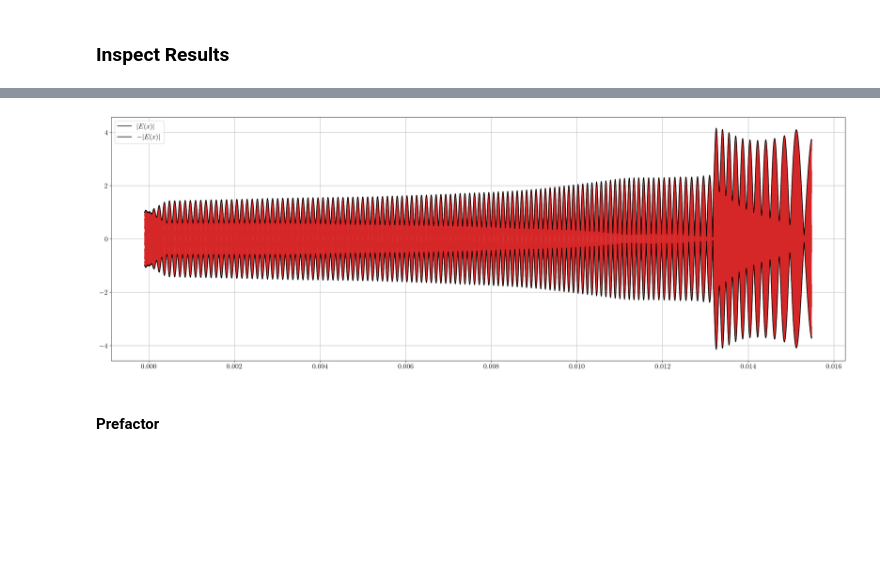
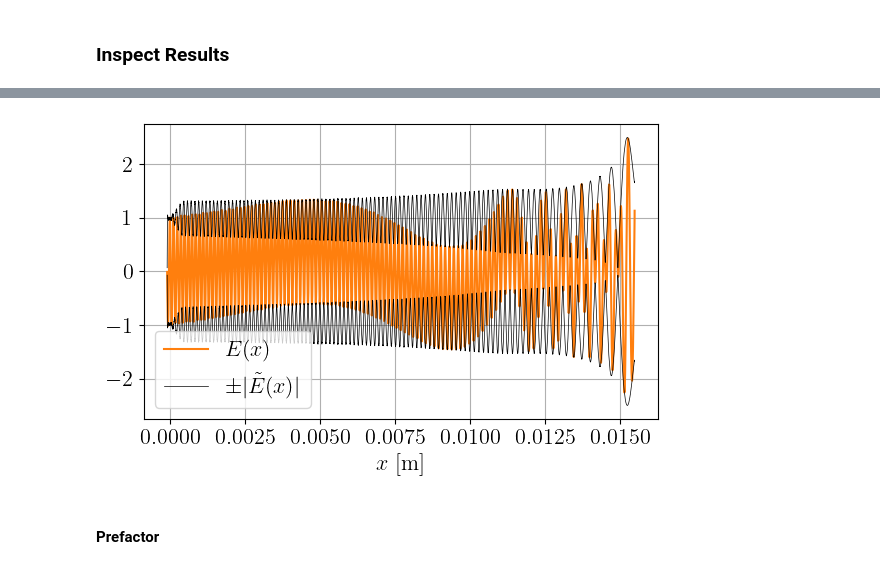
Before and after one commit to runehoejlund/plasma-ray-tracer, a Jupyter notebook: MGO/mgo_ex_X_EBW_at_UH.ipynb, the cells around one changed output, grey strips where cells are left out. Drawn from its saved outputs; the diff is of its cells as text; code cells hidden in the pictures; blank space fills up the shorter version.

```diff
--- a/MGO/mgo_ex_X_EBW_at_UH.ipynb
+++ b/MGO/mgo_ex_X_EBW_at_UH.ipynb
@@ -23,6 +21,8 @@ rcParams.update({
 rcParams['axes.titlepad'] = 20
 # %% [markdown]
 ### Dispersion Relation
+# %%
+plot_name = 'const_T'
 # %%
 # Define Warm Plasma Dispersion Relation
 import torch
@@ -54,8 +54,8 @@ def omega_c(x: ('scalar')):
 
 @torch_func
 def T_e(x: ('scalar')):
-    # return T0
-    return T0*(1 - x/L_Te)
+    return T0
+    # return T0*(1 - x/L_Te)
 
 @torch_func
 def n_e(x: ('scalar')):
@@ -264,0 +267,15 @@ plt.grid()
+# %%
+plt.figure(figsize=(6, 4))
+N_phases = 1
+for i in range(N_phases):
+    plt.plot(xi, np.real(np.exp(1j*i*2*np.pi/N_phases)*field(xi)), '-', color='tab:orange', label='$E(x)$')
+
+# plt.plot(xi, np.abs(field(xi)), 'k-', label=r'$|E(x)|$', linewidth=0.5)
+# plt.plot(xi, -np.abs(field(xi)), 'k-', label=r'$-|E(x)|$', linewidth=0.5)
+plt.xlabel(r'$x$ [$\mathrm{m}$]')
+plt.legend()
+plt.grid()
+plt.tight_layout()
+plt.savefig('./plots/MGO_warm_field_' + plot_name + '.pdf')
+plt.savefig('./plots/MGO_warm_field_' + plot_name + '.png', dpi=600)
+plt.show()
@@ -265,15 +284,20 @@ plt.grid()
 # %%
-plt.figure(figsize=(30, 10))
-N_phases = 10
+plt.figure(figsize=(6, 4))
+N_phases = 1
 for i in range(N_phases):
-    plt.plot(xi, np.real(np.exp(1j*i*2*np.pi/N_phases)*field(xi)), '-', color='tab:red')
+    plt.plot(xi, np.real(np.exp(1j*i*2*np.pi/N_phases)*field(xi)), '-', color='tab:orange', label=r'$E(x)$')
 
-plt.plot(xi, np.abs(field(xi)), 'k-', label=r'$|E(x)|$')
-plt.plot(xi, -np.abs(field(xi)), 'k-', label=r'$-|E(x)|$')
+plt.plot(xi, np.abs(field(xi)), 'k-', label=r'$\pm |\tilde{E}(x)|$', linewidth=0.5)
+plt.plot(xi, -np.abs(field(xi)), 'k-', linewidth=0.5)
+plt.xlabel(r'$x$ [$\mathrm{m}$]')
 plt.legend()
 plt.grid()
+plt.tight_layout()
+plt.savefig('./plots/MGO_warm_field_with_envelope_' + plot_name + '.pdf')
+plt.savefig('./plots/MGO_warm_field_with_envelope_' + plot_name + '.png', dpi=600)
+plt.show()
 # %% [output]
-[figure, old version]
+[figure, new version]
 # %% [markdown]
 #### Prefactor
 # %%
```
Also changed, not shown: parts of 16 cells of this notebook.
